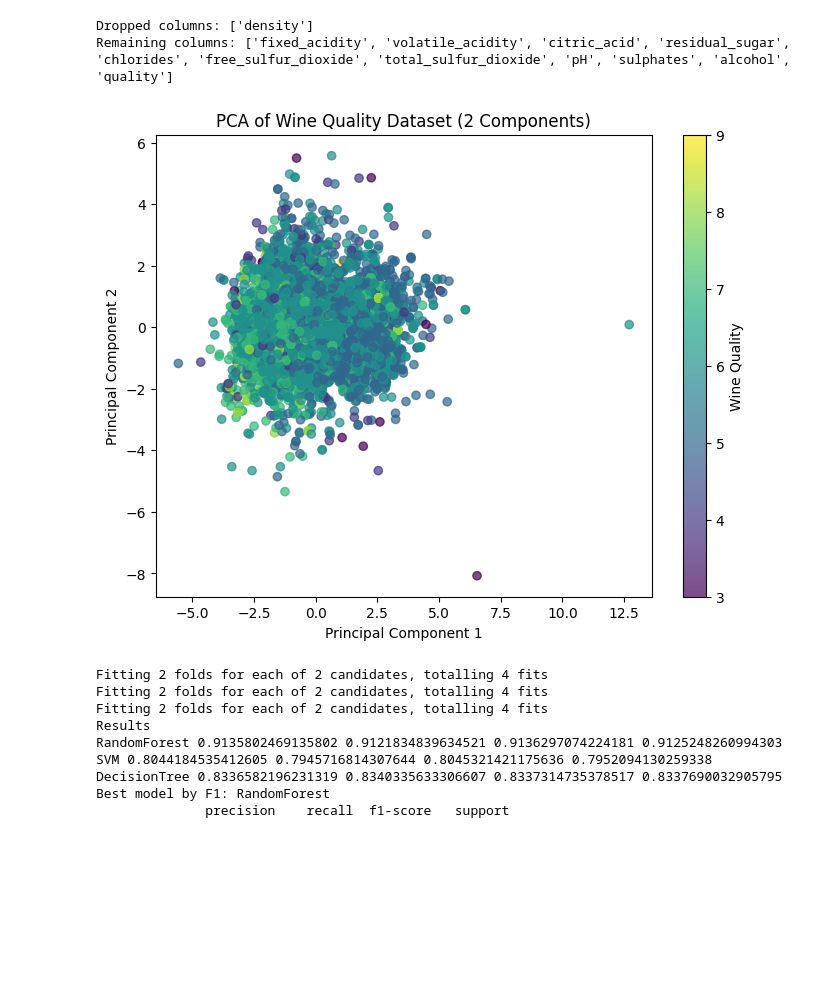
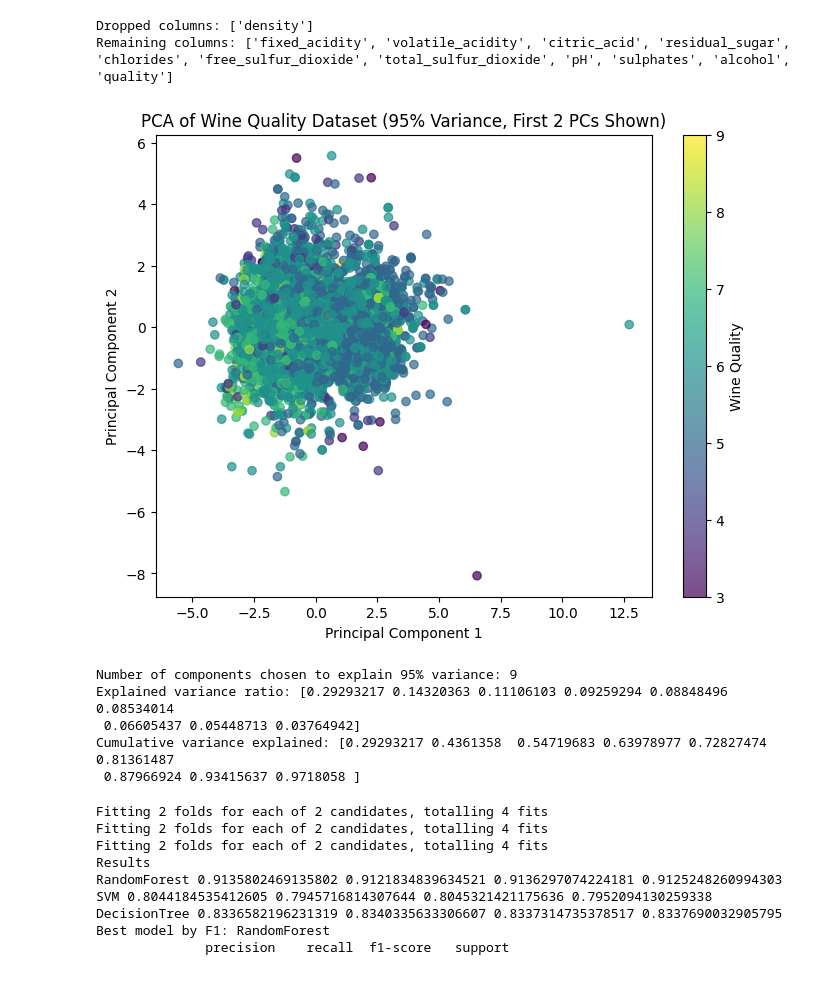
Before and after one commit to srimidhuna/pca, a Jupyter notebook: code.ipynb, the cells around one changed output. Drawn from its saved outputs; the diff is of its cells as text; code cells hidden in the pictures; blank space fills up the shorter version.

```diff
--- a/code.ipynb
+++ b/code.ipynb
@@ -120,31 +140,40 @@ Remaining columns: ['fixed_acidity', 'volatile_acidity', 'citric_acid', 'residua
 # %%
 import pandas as pd
 from sklearn.preprocessing import StandardScaler
 from sklearn.decomposition import PCA
 import matplotlib.pyplot as plt
 
 df = pd.read_csv('winequality-red.csv')
 X = df.drop('quality', axis=1)
 y = df['quality']
 
 scaler = StandardScaler()
 X_scaled = scaler.fit_transform(X)
 
-pca = PCA(n_components=2)
+pca = PCA(n_components=0.95)
 X_pca = pca.fit_transform(X_scaled)
 
-pca_df = pd.DataFrame(data=X_pca, columns=['PC1', 'PC2'])
+pca_df = pd.DataFrame(data=X_pca[:, :2], columns=['PC1', 'PC2'])
 pca_df['quality'] = y.values
 
 plt.figure(figsize=(8,6))
 scatter = plt.scatter(pca_df['PC1'], pca_df['PC2'], c=pca_df['quality'], cmap='viridis', alpha=0.7)
 plt.colorbar(scatter, label='Wine Quality')
 plt.xlabel('Principal Component 1')
 plt.ylabel('Principal Component 2')
-plt.title('PCA of Wine Quality Dataset (2 Components)')
+plt.title('PCA of Wine Quality Dataset (95% Variance, First 2 PCs Shown)')
 plt.show()
+
+print("Number of components chosen to explain 95% variance:", pca.n_components_)
+print("Explained variance ratio:", pca.explained_variance_ratio_)
+print("Cumulative variance explained:", pca.explained_variance_ratio_.cumsum())
 # %% [output]
-[figure, old version]
+[figure, new version]
+Number of components chosen to explain 95% variance: 9
+Explained variance ratio: [0.29293217 0.14320363 0.11106103 0.09259294 0.08848496 0.08534014
+ 0.06605437 0.05448713 0.03764942]
+Cumulative variance explained: [0.29293217 0.4361358  0.54719683 0.63978977 0.72827474 0.81361487
+ 0.87966924 0.93415637 0.9718058 ]
 # %%
 import pandas as pd
 from sklearn.preprocessing import StandardScaler
```
Also changed, not shown: parts of 2 cells of this notebook, 1 other file.
